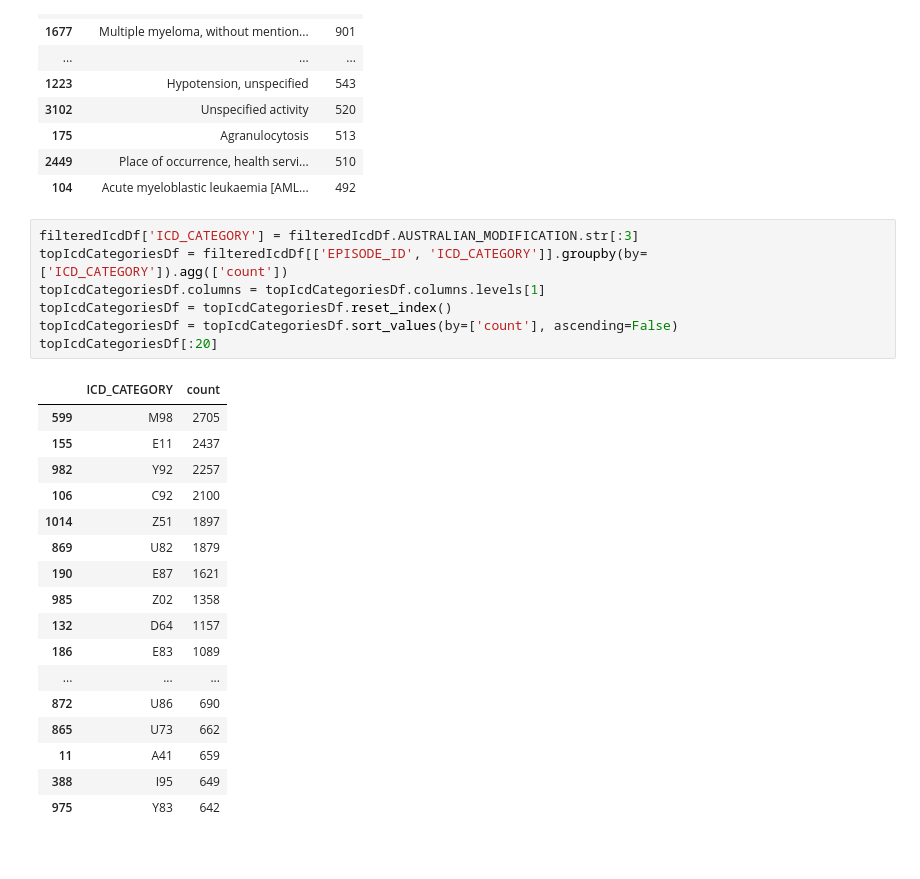
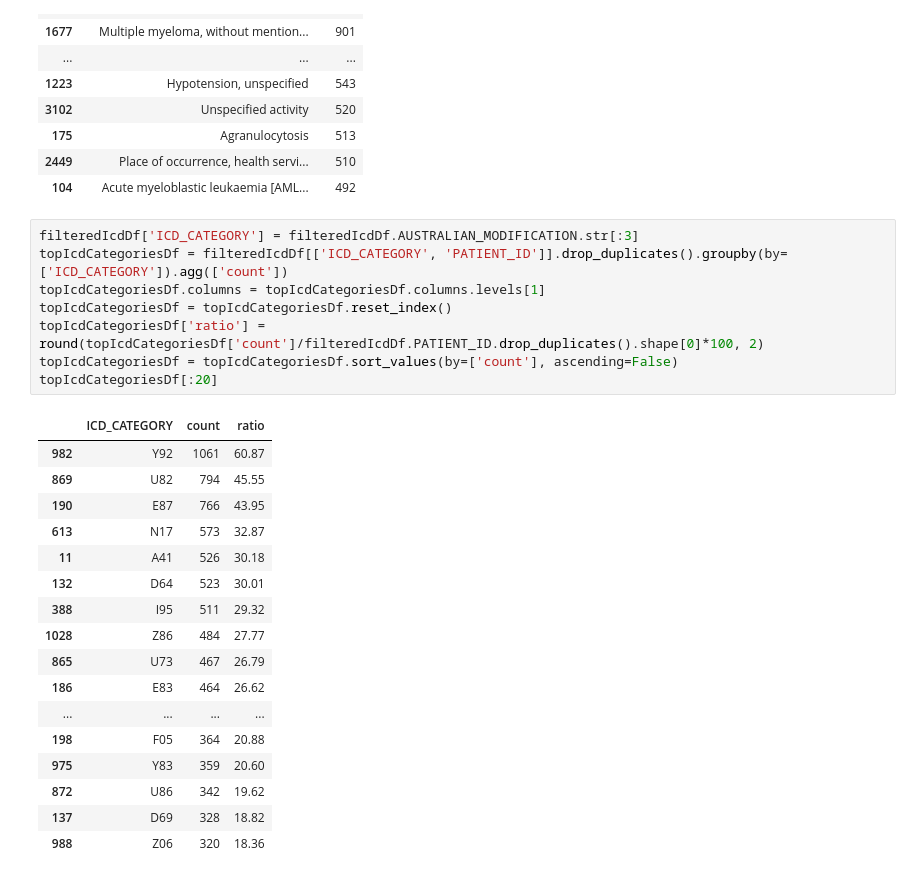
Before and after one commit to ryashpal/EHR-Int-Analysis, a Jupyter notebook: notebooks/co_morbidities_analysis/exploration_1.ipynb, the cells around one changed output. Saved outputs shown, nothing was run; the diff lists cells and outputs as text.

Commit message:
statistical analysis updated with count constraints

```diff
--- a/notebooks/co_morbidities_analysis/exploration_1.ipynb
+++ b/notebooks/co_morbidities_analysis/exploration_1.ipynb
@@ -191,26 +191,27 @@ topComorbiditiesDf.sort_values(by=['count'], ascending=False)[:20]
 | 104 | Acute myeloblastic leukaemia [AML... | 492 |
 # %%
 filteredIcdDf['ICD_CATEGORY'] = filteredIcdDf.AUSTRALIAN_MODIFICATION.str[:3]
-topIcdCategoriesDf = filteredIcdDf[['EPISODE_ID', 'ICD_CATEGORY']].groupby(by=['ICD_CATEGORY']).agg(['count'])
+topIcdCategoriesDf = filteredIcdDf[['ICD_CATEGORY', 'PATIENT_ID']].drop_duplicates().groupby(by=['ICD_CATEGORY']).agg(['count'])
 topIcdCategoriesDf.columns = topIcdCategoriesDf.columns.levels[1]
 topIcdCategoriesDf = topIcdCategoriesDf.reset_index()
+topIcdCategoriesDf['ratio'] = round(topIcdCategoriesDf['count']/filteredIcdDf.PATIENT_ID.drop_duplicates().shape[0]*100, 2)
 topIcdCategoriesDf = topIcdCategoriesDf.sort_values(by=['count'], ascending=False)
 topIcdCategoriesDf[:20]
 # %% [output]
-|  | ICD_CATEGORY | count |
-| 599 | M98 | 2705 |
-| 155 | E11 | 2437 |
-| 982 | Y92 | 2257 |
-| 106 | C92 | 2100 |
-| 1014 | Z51 | 1897 |
-| 869 | U82 | 1879 |
-| 190 | E87 | 1621 |
-| 985 | Z02 | 1358 |
-| 132 | D64 | 1157 |
-| 186 | E83 | 1089 |
-| ... | ... | ... |
-| 872 | U86 | 690 |
-| 865 | U73 | 662 |
-| 11 | A41 | 659 |
-| 388 | I95 | 649 |
-| 975 | Y83 | 642 |
+|  | ICD_CATEGORY | count | ratio |
+| 982 | Y92 | 1061 | 60.87 |
+| 869 | U82 | 794 | 45.55 |
+| 190 | E87 | 766 | 43.95 |
+| 613 | N17 | 573 | 32.87 |
+| 11 | A41 | 526 | 30.18 |
+| 132 | D64 | 523 | 30.01 |
+| 388 | I95 | 511 | 29.32 |
+| 1028 | Z86 | 484 | 27.77 |
+| 865 | U73 | 467 | 26.79 |
+| 186 | E83 | 464 | 26.62 |
+| ... | ... | ... | ... |
+| 198 | F05 | 364 | 20.88 |
+| 975 | Y83 | 359 | 20.60 |
+| 872 | U86 | 342 | 19.62 |
+| 137 | D69 | 328 | 18.82 |
+| 988 | Z06 | 320 | 18.36 |
```
Also changed, not shown: parts of 5 cells of this notebook, 5 other files.
